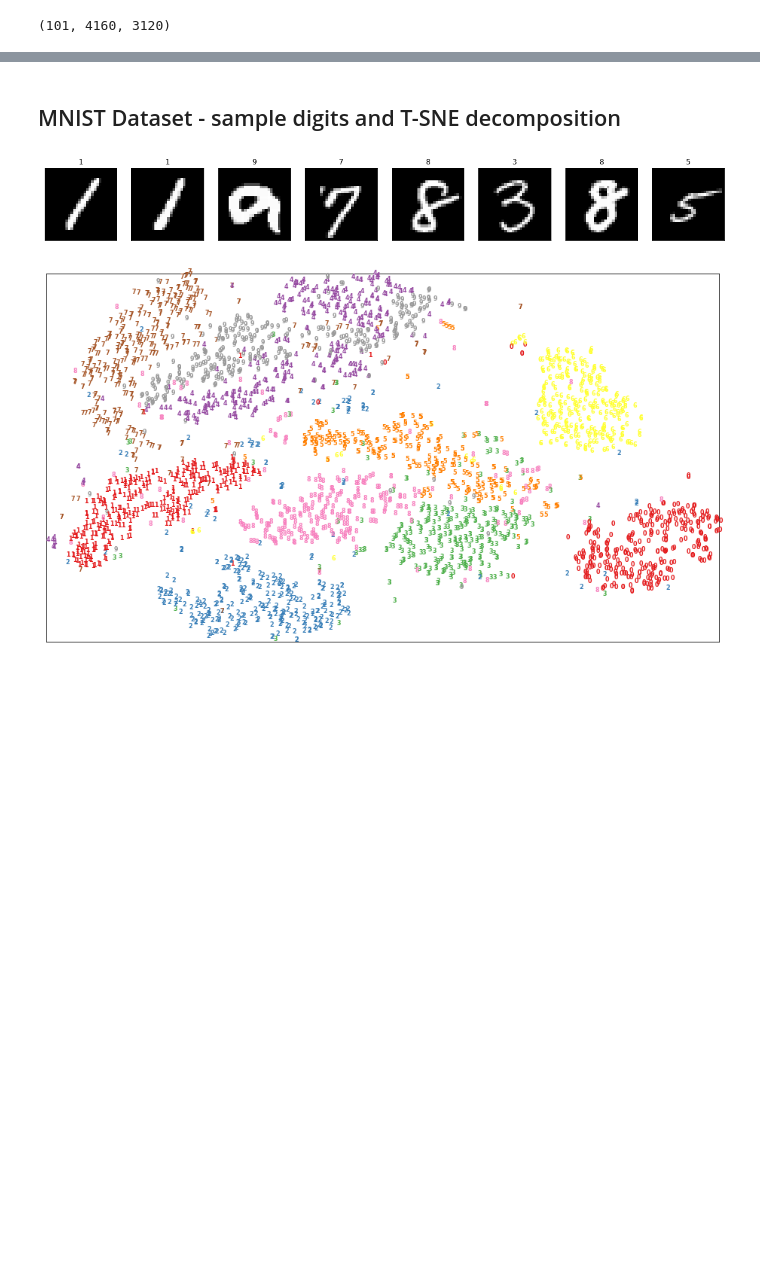
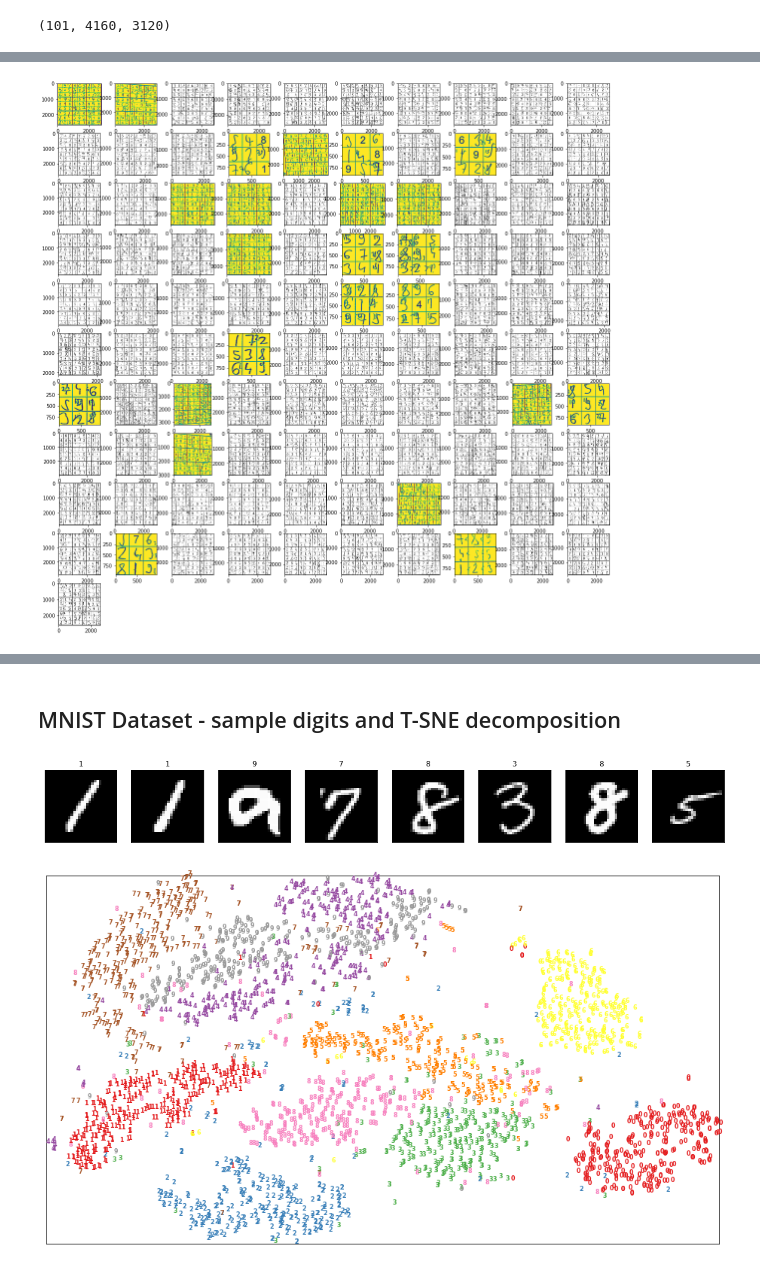
Before and after one commit to iCarrrot/nn_sudoku_project, a Jupyter notebook: Project.ipynb, the cells around one changed output, grey strips where cells are left out. Saved outputs shown, nothing was run; the diff lists cells and outputs as text; code cells hidden in the pictures; blank space fills up the shorter version.

```diff
--- a/Project.ipynb
+++ b/Project.ipynb
@@ -69,0 +74,15 @@ gray_images.shape
+# %%
+deskewed_imgs = []
+desk_img_labels = []
+plt.figure(figsize=(20, 20))
+for i in tqdm(range(len(gray_images))):
+    deskewed = Deskewing(gray_images[i])._deskew()
+    plt.subplot(11, 10, i + 1)
+    if i == 1 or not deskew_verify(deskewed):
+        plt.imshow(deskewed)
+    else:
+        plt.imshow(deskewed, cmap='gray')
+        deskewed_imgs.append(deskewed)
+        desk_img_labels.append(labels[i])
+# %% [output]
+[figure, added]
```
Also changed, not shown: parts of 25 cells of this notebook.
